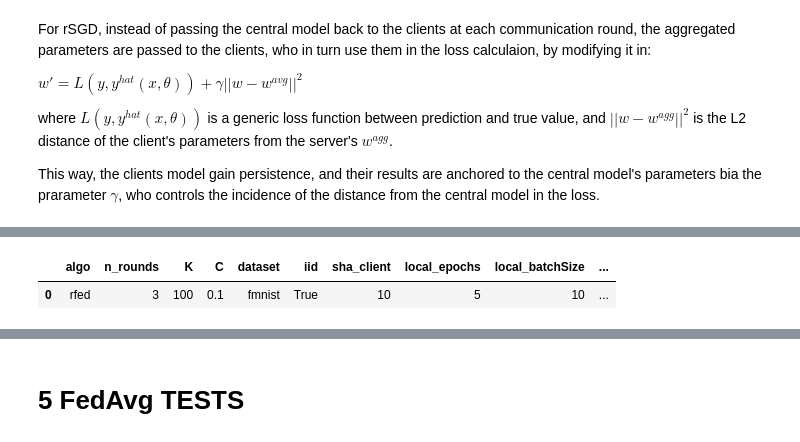
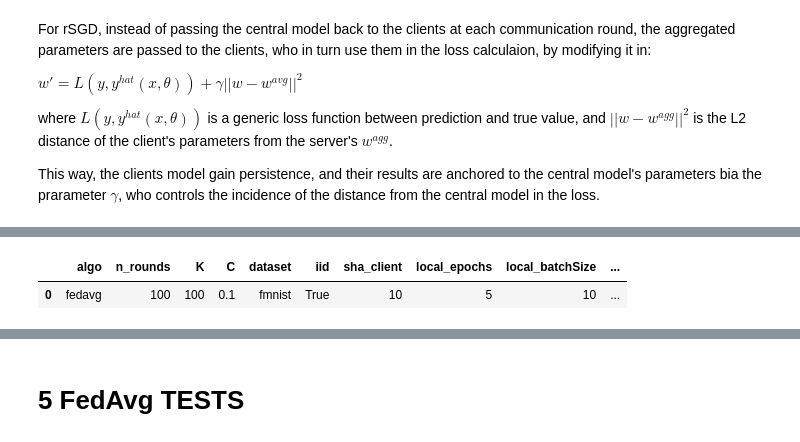
Before and after one commit to A-Botti/Federated-rSGD, a Jupyter notebook: r_SGD_for_Federated_Learning_v7.ipynb, the cells around one changed output, grey strips where cells are left out. Cells and saved outputs as stored; diff of their text form; code cells hidden in the pictures.

```diff
--- a/r_SGD_for_Federated_Learning_v7.ipynb
+++ b/r_SGD_for_Federated_Learning_v7.ipynb
@@ -204,7 +203,7 @@ def training(algo, rounds, K, C, E, batch_size, optim, lr, gamma, gamma_schedule
     start = time.time() # measure time
     device = "cuda:0" if torch.cuda.is_available() else "cpu"
 
-    # retrieve correct datasets
+    # retrieve datasets
     train_ds, test_ds = get_dataset(ds)
 
     # use correct architecture
@@ -221,12 +220,11 @@ def training(algo, rounds, K, C, E, batch_size, optim, lr, gamma, gamma_schedule
     round_rdist = [] # store distance of replicas in case of 'rsgd'
     gamma = np.linspace(0.01, 1, rounds) if gamma_scheduler else [gamma]*rounds
 
-    global_weights = server_model.state_dict() # global configuration
-
+    # clients models initialization and assign local datasets
     model_dict = {k:copy.deepcopy(server_model) for k in range(K)}
     data_dict = iid_partition(train_ds, K) if iid else non_iid_partition(train_ds, K, sha_client)
 
-
+    # training federated model
     for comm_round in range(rounds):
 
         w, local_loss = [], []      # placeholders fo clients' state_dict and losses
@@ -235,9 +233,9 @@ def training(algo, rounds, K, C, E, batch_size, optim, lr, gamma, gamma_schedule
 
         for k in S_t:
 
-            # client parameters and dataset on which to train on (copying server's model
+            # for fedavg the central model configuration is passed each round
             if algo =="fedavg":
-                model_dict[k].load_state_dict(global_weights)
+                model_dict[k].load_state_dict(server_model.state_dict())
 
             local_update = ClientUpdate(algo            = algo,
                                         model           = model_dict[k],
@@ -245,14 +243,14 @@ def training(algo, rounds, K, C, E, batch_size, optim, lr, gamma, gamma_schedule
                                         local_batchSize = batch_size,
                                         optim           = optim,
                                         learning_rate   = lr,
-                                        gamma           = gamma[comm_round],
+                                        gamma           = gamma[comm_round], # does not use gamma in fedavg, but class requires it
                                         criterion       = criterion,
                                         local_epochs    = E,
                                         idxs            = data_dict[k],
                                         dev             = device)
 
             # Training of the client
-            weights, loss = local_update.train(server_model) # server model only used by rsgd in coupling terms
+            weights, loss = local_update.train(server_model) # server model only used by rsgd in coupling loss
 
             # saving client k last iteration weights and loss
             w.append(copy.deepcopy(weights))
@@ -312,8 +310,8 @@ def training(algo, rounds, K, C, E, batch_size, optim, lr, gamma, gamma_schedule
 # %%
 # Test run
 res = training(
-    algo            = "rfed",
-    rounds          = 3,
+    algo            = "fedavg",
+    rounds          = 100,
     K               = 100,
     C               = 0.1,
     E               = 5,
@@ -338,2 +349,2 @@ Training done in: 0:01:38.917061
 |  | algo | n_rounds | K | C | dataset | iid | sha_client | local_epochs | local_batchSize | ... |
-| 0 | rfed | 3 | 100 | 0.1 | fmnist | True | 10 | 5 | 10 | ... |
+| 0 | fedavg | 100 | 100 | 0.1 | fmnist | True | 10 | 5 | 10 | ... |
```
Also changed, not shown: parts of 3 cells of this notebook.
